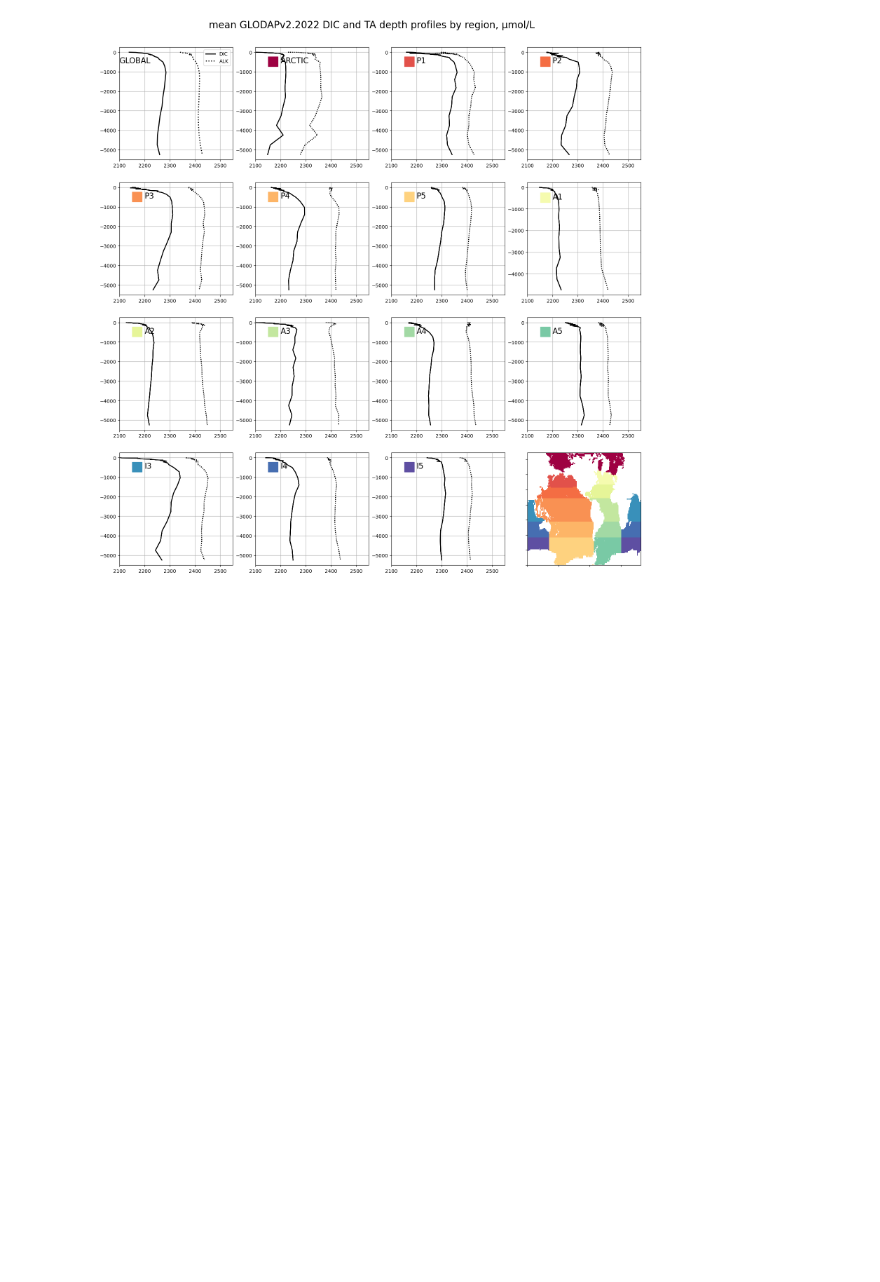
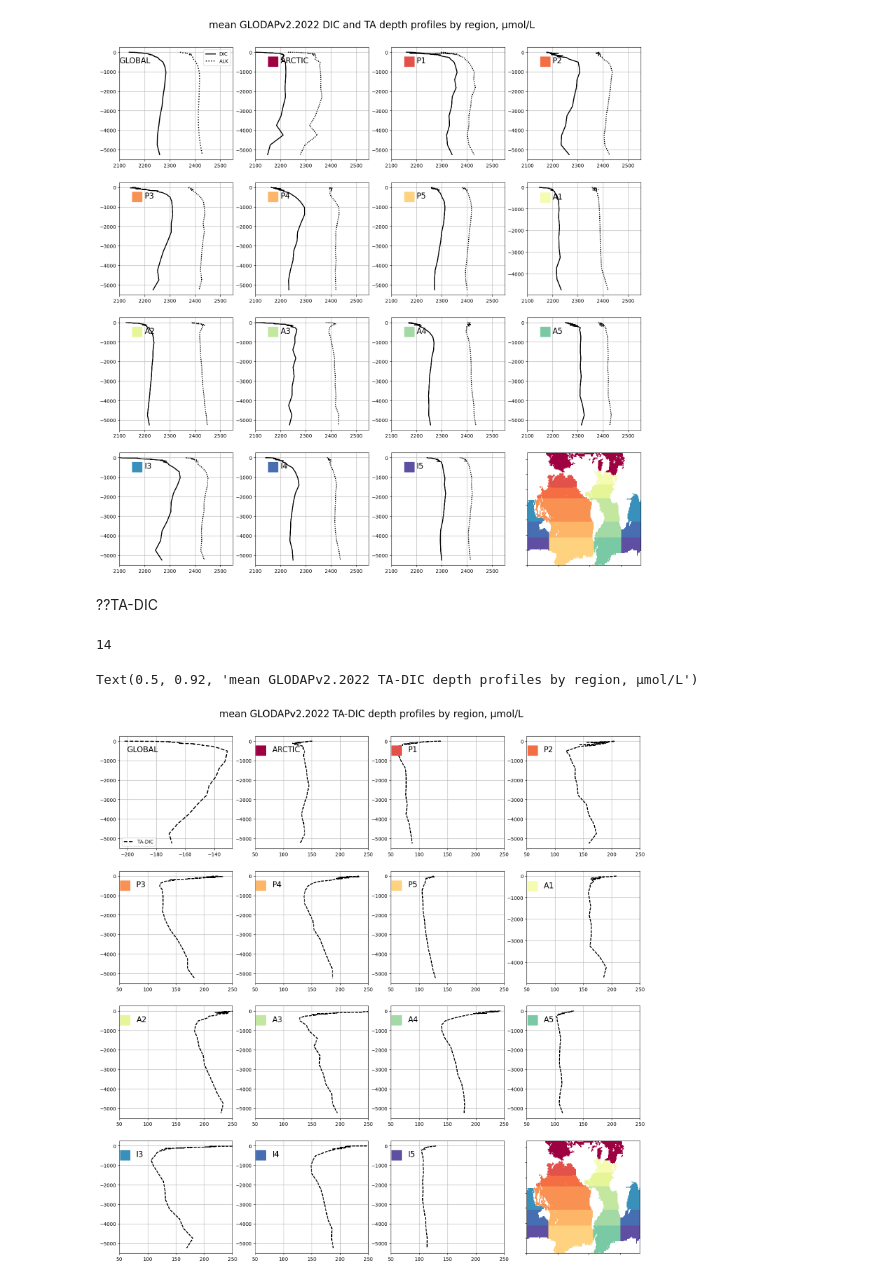
Before and after one commit to biu23/Carbonate_Chemistry_Models, a Jupyter notebook: test_script/GLODAP.ipynb, the cells around one changed output. Cells and saved outputs as stored; diff of their text form; code cells hidden in the pictures; blank space fills up the shorter version.

Commit message:
add GLODAP TA-DIC depth plots

```diff
--- a/test_script/GLODAP.ipynb
+++ b/test_script/GLODAP.ipynb
@@ -699,3 +699,47 @@ plt.suptitle('mean GLODAPv2.2022 DIC and TA depth profiles by region, µmol/L',
 # %% [output]
 Text(0.5, 0.92, 'mean GLODAPv2.2022 DIC and TA depth profiles by region, µmol/L')
 [figure]
+# %% [markdown]
+??TA-DIC
+# %%
+allreg_ALK_DICfyDP = allreg_DICfyDP - allreg_ALKfyDP
+
+for i in range(0,len(regs)):
+    for r in range(0,4):
+        regdict[regs[i]]['ALK_DICfyDP'] = regdict[regs[i]]['ALKfyDP']-regdict[regs[i]]['DICfyDP']
+# %%
+print(len(regs))
+# %% [output]
+14
+# %%
+fact = 1.6
+fig, axs = plt.subplots(4,4, figsize=(12*fact, 12*fact), facecolor='w', edgecolor='k')
+axs = axs.ravel()
+
+
+axs[0].plot(allreg_ALK_DICfyDP, -depths, color = 'k', linestyle = '--', label = 'TA-DIC', linewidth = 2)
+axs[0].text(-200,-560,'GLOBAL', color = 'k', fontsize = 16)
+axs[0].grid()
+axs[0].legend(fontsize = 10)
+
+for i in range(0,len(regs)):
+    for r in range(0,4):
+        axs[i+1].plot(regdict[regs[i]]['ALK_DICfyDP'][:],-depths, color = 'k',linestyle = '--',\
+                    )
+
+axs[15].pcolor(maskno, cmap = tcm, vmin = 0.5, vmax = 4)
+axs[15].set_xticklabels([])
+axs[15].set_yticklabels([])
+
+for i in range(0,len(regs)):
+    axs[i+1].plot(60,-480,marker = "s", color = regdict[regs[i]]['colour'], markersize = 20)
+    axs[i+1].text(80,-560,regs[i], color = 'k', fontsize = 16)
+for i in range(0,len(regs)):
+    axs[i+1].set_xlim([50,250])
+    axs[i+1].grid()
+
+
+plt.suptitle('mean GLODAPv2.2022 TA-DIC depth profiles by region, µmol/L', fontsize = 20, y = 0.92)
+# %% [output]
+Text(0.5, 0.92, 'mean GLODAPv2.2022 TA-DIC depth profiles by region, µmol/L')
+[figure, added]
```
Also changed, not shown: 1 other file.
